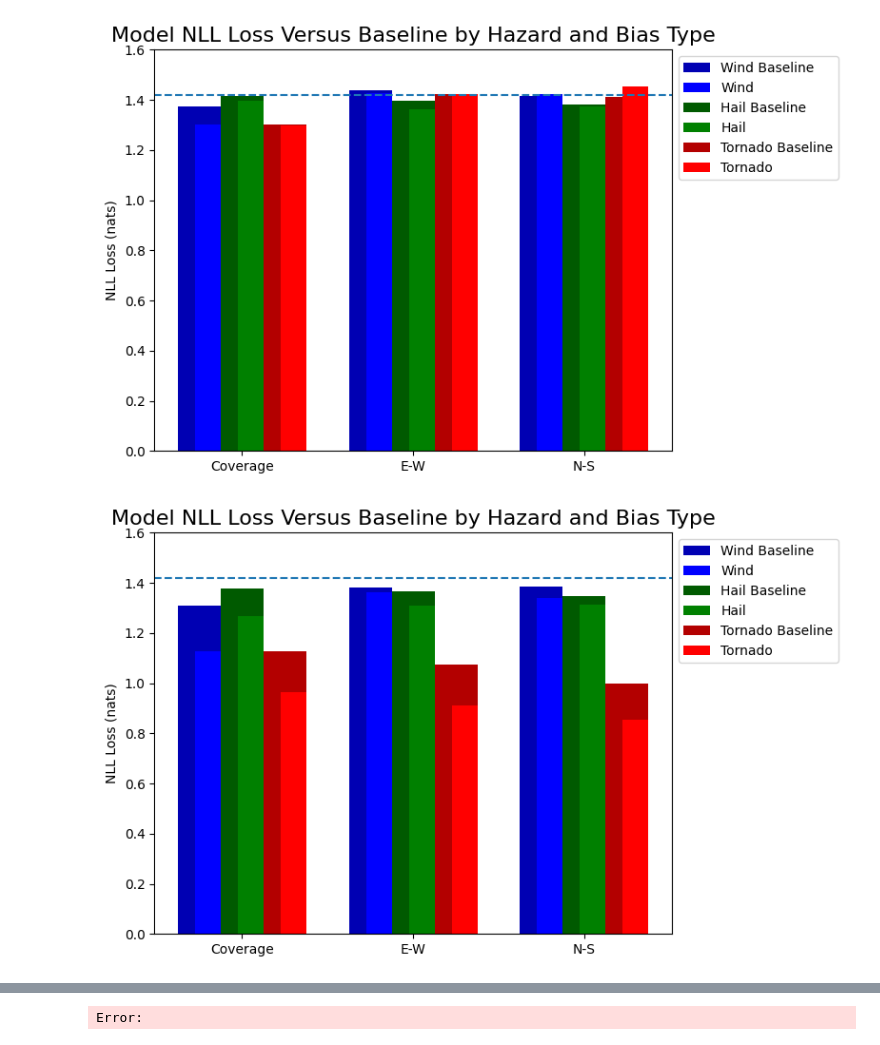
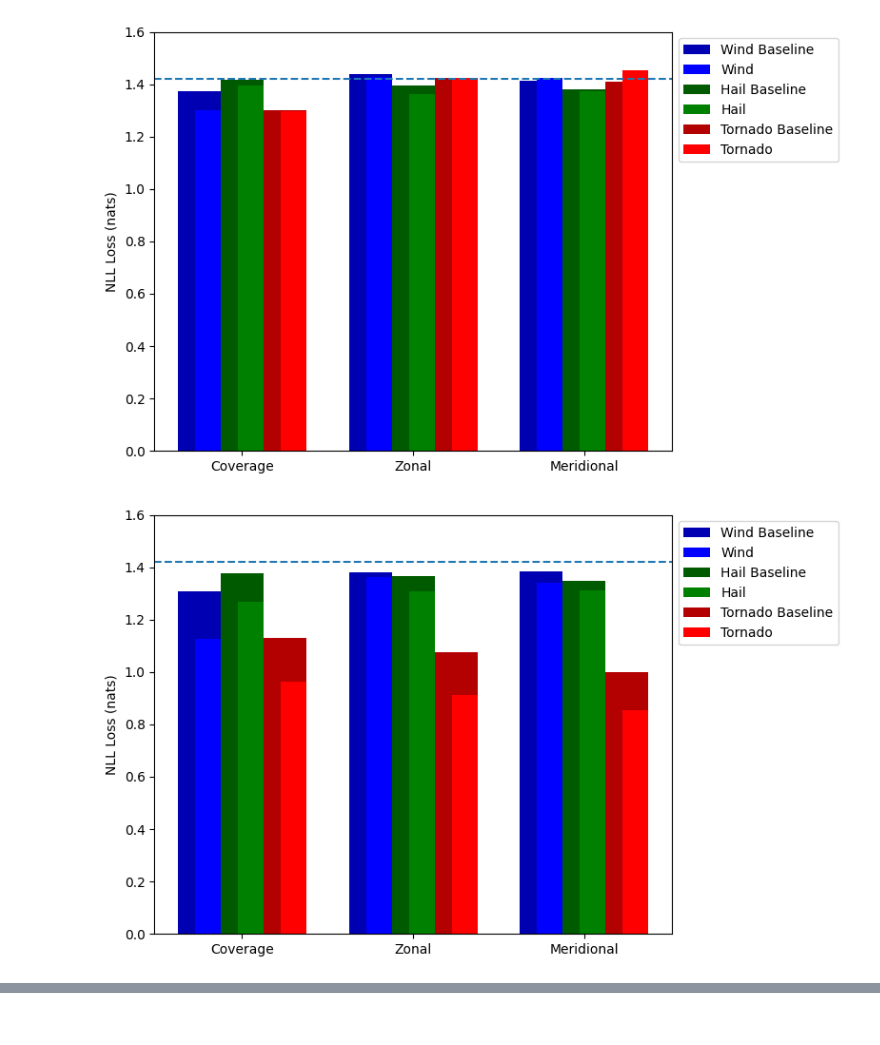
Before and after one commit to milesepstein13/convective_outlook_ml, a Jupyter notebook: shash_performance_plot.ipynb, the cells around one changed output, grey strips where cells are left out. Drawn from its saved outputs; the diff is of its cells as text; code cells hidden in the pictures.

```diff
--- a/shash_performance_plot.ipynb
+++ b/shash_performance_plot.ipynb
@@ -37,7 +37,7 @@ for _, row in results.iterrows():
         [baseline[2], baseline[5], baseline[8]],
     ])
 
-    groups = ["Coverage", "E-W", "N-S"]
+    groups = ["Coverage", "Zonal", "Meridional"]
     hazards = ["Wind", "Hail", "Tornado"]
     colors = ["blue", "green", "red"]
     baseline_colors = [darker(c) for c in colors]
@@ -53,33 +53,33 @@ for _, row in results.iterrows():
         ax.bar(
             x + (i-1)*width,
             baseline_grouped[:, i],
             width=width,
             color=baseline_colors[i]
         )
 
         # model (foreground)
         ax.bar(
             x + (i-1)*width + width * .2,
             values_grouped[:, i],
             width=inner_width,
             color=colors[i],
             label=hazards[i] if i == 0 else None
         )
 
     ax.set_xticks(x)
     ax.set_xticklabels(groups)
     ax.set_ylabel("NLL Loss (nats)")
-    ax.set_title("Model NLL Loss Versus Baseline by Hazard and Bias Type", fontsize=16)
+    #ax.set_title("Model NLL Loss Versus Baseline by Hazard and Bias Type", fontsize=16)
 
     ax.legend(["Wind Baseline", "Wind", "Hail Baseline", "Hail", "Tornado Baseline", "Tornado"], loc="upper left", bbox_to_anchor=(1, 1))
 
     ax.set_ylim(0, 1.6)
     ax.axhline(1.42, linestyle="--")
 
 
     plt.tight_layout()
     plt.savefig('figs/error/best/shash/' + model.replace('/', '_') + '.pdf')
     plt.show()
 # %% [output]
-[figure, old version]
+[figure, new version]
-[figure, old version]
+[figure, new version]
@@ -87 +86,0 @@ for _, row in results.iterrows():
-Error:
```
Also changed, not shown: parts of 2 cells of this notebook, 11 other files.
